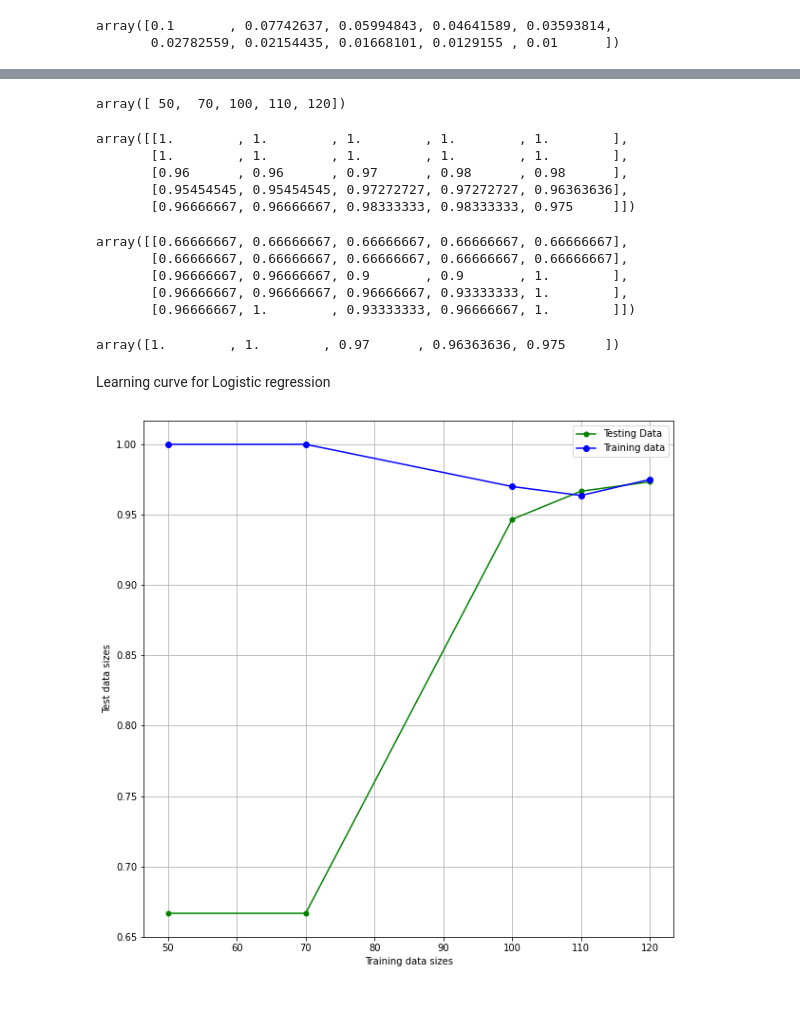
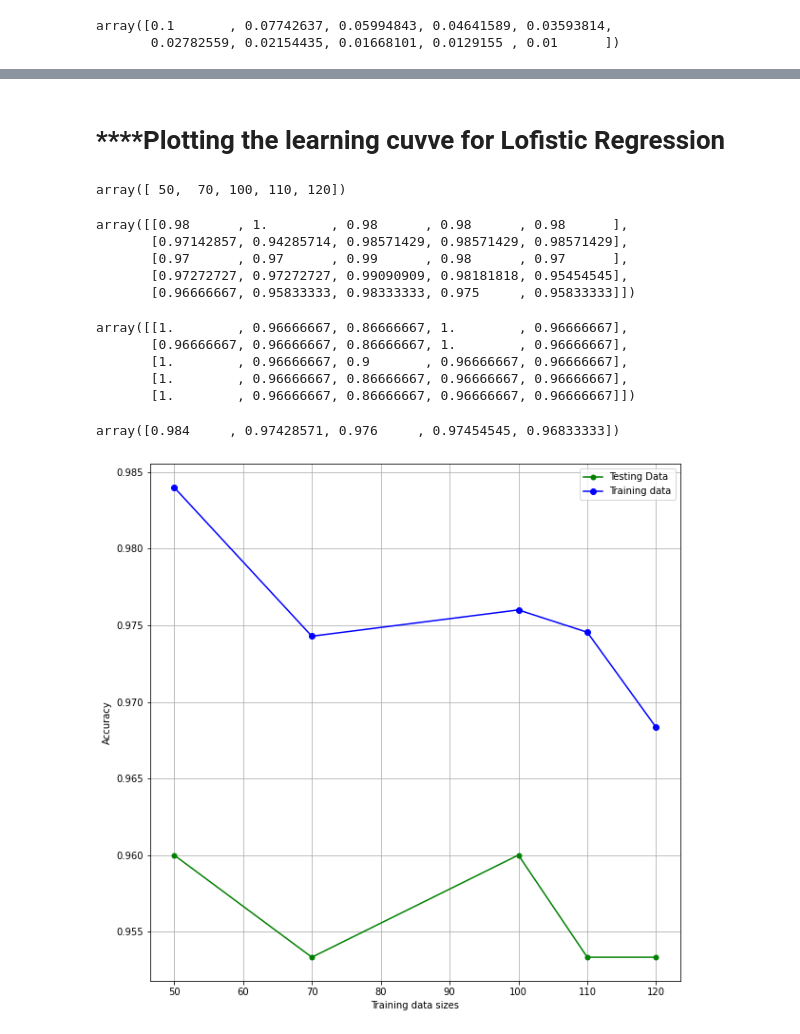
Before and after one commit to PriyankaSharma0925/Kaggle, a Jupyter notebook: irisgridsearchcv.ipynb, the cells around one changed output, grey strips where cells are left out. Drawn from its saved outputs; the diff is of its cells as text; code cells hidden in the pictures; blank space fills up the shorter version.

Commit message:
Kaggle Notebook | IrisGridSearchCV | Version 2

```diff
--- a/irisgridsearchcv.ipynb
+++ b/irisgridsearchcv.ipynb
@@ -65,3 +71,6 @@ dataset.head()
 | 2 | 4.7 | 3.2 | 1.3 | 0.2 | Iris-setosa |
 | 3 | 4.6 | 3.1 | 1.5 | 0.2 | Iris-setosa |
 | 4 | 5.0 | 3.6 | 1.4 | 0.2 | Iris-setosa |
+# %%
+dataset=dataset.sample(frac=1,random_state=42)
+dataset
@@ -74,3 +117,7 @@ y=dataset.iloc[:,-1].values
 # ****normnalizing the parameters
 # %%
 from sklearn.preprocessing import StandardScaler
+# %%
+sc=StandardScaler()
+X=sc.fit_transform(X)
+X
@@ -262,3 +341,8 @@ grid4.best_estimator_,grid4.best_params_,grid4.best_score_
 joblib.dump(grid4.best_estimator_,'./RFC_model.pkl')
 # %% [output]
 ['./RFC_model.pkl']
+# %%
+#y
+le=LabelEncoder()
+y_encoded=le.fit_transform(y)
+y_encoded
@@ -265,11 +359,12 @@ joblib.dump(grid4.best_estimator_,'./RFC_model.pkl')
 # %%
-XGC=XGBClassifier()
+
+XGC=XGBClassifier(use_label_encoder=False,eval_metric='mlogloss')
 param_grid = {
     'max_depth': [2,4,6],
     'n_estimators': [3,5,6],
     'learning_rate': [0.1, 0.01]
 }
 grid5=GridSearchCV(XGC,param_grid,cv=10,verbose=1)
-grid5.fit(X,y)
+grid5.fit(X,y_encoded)
 # %% [output]
 Fitting 10 folds for each of 18 candidates, totalling 180 fits
@@ -446,3 +489,5 @@ Text(0, 0.5, 'Accuracy')
+# %% [markdown]
+# ****Plotting the learning cuvve for Lofistic Regression
 # %%
 #plotting the learning curve
 
@@ -454,19 +499,19 @@ array([ 50,  70, 100, 110, 120])
 # %%
 train_scores
 # %% [output]
-array([[1.        , 1.        , 1.        , 1.        , 1.        ],
-       [1.        , 1.        , 1.        , 1.        , 1.        ],
-       [0.96      , 0.96      , 0.97      , 0.98      , 0.98      ],
-       [0.95454545, 0.95454545, 0.97272727, 0.97272727, 0.96363636],
-       [0.96666667, 0.96666667, 0.98333333, 0.98333333, 0.975     ]])
+array([[0.98      , 1.        , 0.98      , 0.98      , 0.98      ],
+       [0.97142857, 0.94285714, 0.98571429, 0.98571429, 0.98571429],
+       [0.97      , 0.97      , 0.99      , 0.98      , 0.97      ],
+       [0.97272727, 0.97272727, 0.99090909, 0.98181818, 0.95454545],
+       [0.96666667, 0.95833333, 0.98333333, 0.975     , 0.95833333]])
 # %%
 test_scores
 # %% [output]
-array([[0.66666667, 0.66666667, 0.66666667, 0.66666667, 0.66666667],
-       [0.66666667, 0.66666667, 0.66666667, 0.66666667, 0.66666667],
-       [0.96666667, 0.96666667, 0.9       , 0.9       , 1.        ],
-       [0.96666667, 0.96666667, 0.96666667, 0.93333333, 1.        ],
-       [0.96666667, 1.        , 0.93333333, 0.96666667, 1.        ]])
+array([[1.        , 0.96666667, 0.86666667, 1.        , 0.96666667],
+       [0.96666667, 0.96666667, 0.86666667, 1.        , 0.96666667],
+       [1.        , 0.96666667, 0.9       , 0.96666667, 0.96666667],
+       [1.        , 0.96666667, 0.86666667, 0.96666667, 0.96666667],
+       [1.        , 0.96666667, 0.86666667, 0.96666667, 0.96666667]])
 # %%
 test_mean=np.mean(test_scores,axis=1)
 train_mean=np.mean(train_scores,axis=1)
@@ -475,16 +520,14 @@ test_std=np.std(test_scores,axis=1)
 # %%
 train_mean
 # %% [output]
-array([1.        , 1.        , 0.97      , 0.96363636, 0.975     ])
+array([0.984     , 0.97428571, 0.976     , 0.97454545, 0.96833333])
-# %% [markdown]
-Learning curve for Logistic regression
 # %%
 plt.figure(figsize=(10,10))
 plt.plot(train_sizes,test_mean,label='Testing Data',marker='o',markersize='5',color='green')
 plt.plot(train_sizes,train_mean,label='Training data',marker='o',markersize='6',color='blue')
 plt.legend()
 plt.xlabel("Training data sizes")
-plt.ylabel("Test data sizes")
+plt.ylabel("Accuracy")
 plt.grid()
 # %% [output]
-[figure, old version]
+[figure, new version]
```
Also changed, not shown: parts of 39 cells of this notebook.
